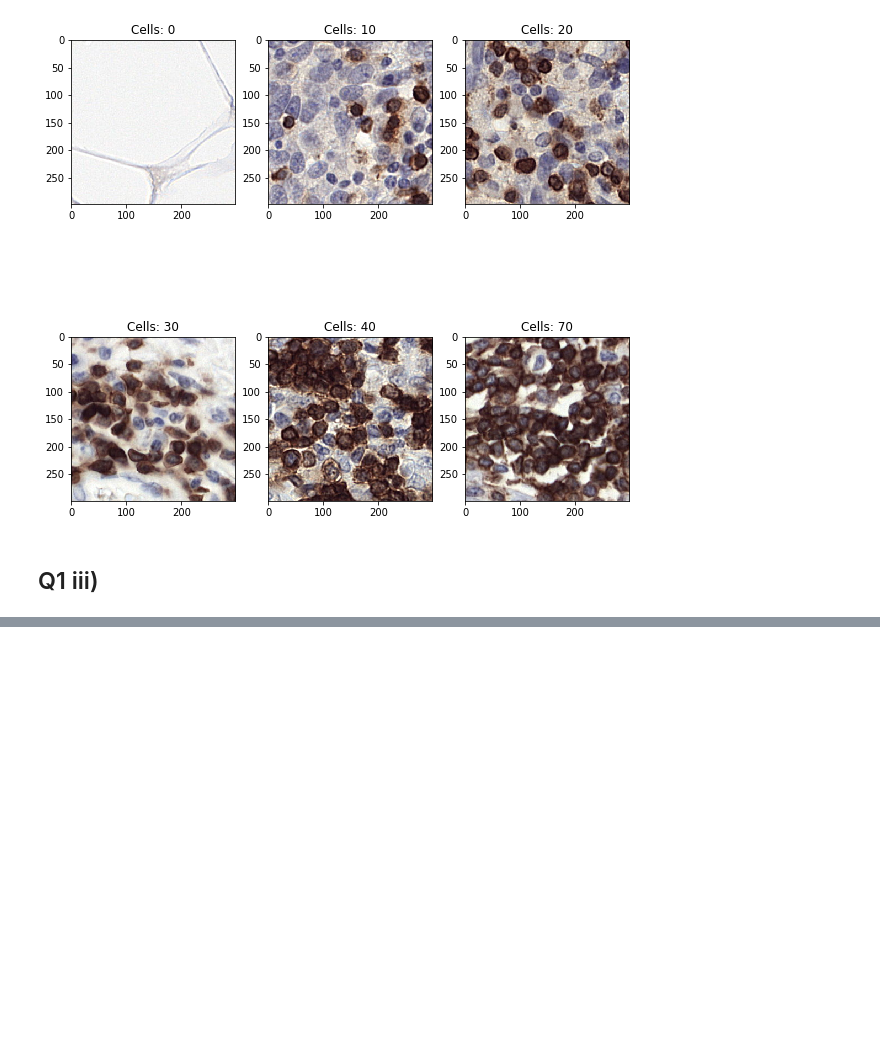
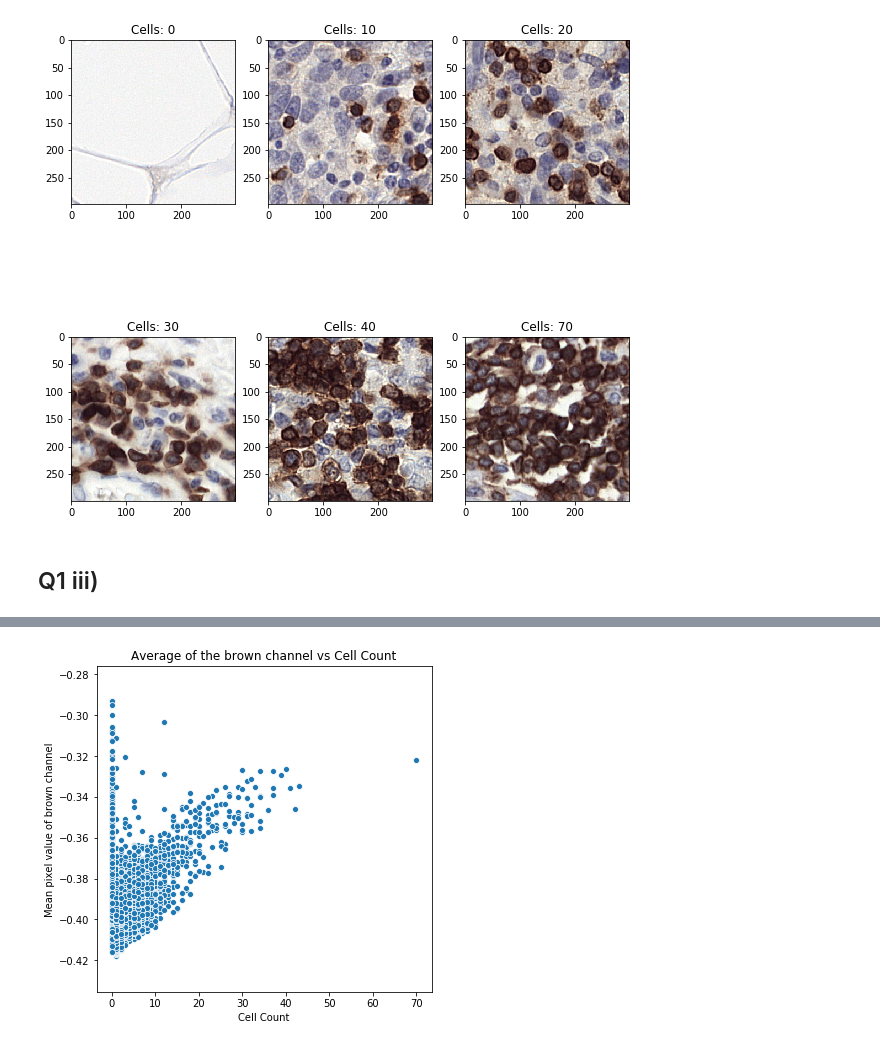
Before and after one commit to BossCodersHQ/cs909-assignment2, a Jupyter notebook: Assignment2.ipynb, the cells around one changed output, grey strips where cells are left out. Cells and saved outputs as stored; diff of their text form; code cells hidden in the pictures; blank space fills up the shorter version.

```diff
--- a/Assignment2.ipynb
+++ b/Assignment2.ipynb
@@ -86,0 +110,18 @@ len(Y)
+# %%
+# Function that generates 2 lists containing the average of the brown channel for each image along with the number of cells that the image has
+def get_average_brown_channel(x_data = X, y_data = Y, subsample = False):
+    length = len(x_data)
+    num_cells = [ y_data[i] for i in range(length)]
+    avg_values = [rgb2hed(x_data[i])[:,:,2].mean() for i in range(length)]
+    return (num_cells,avg_values)
+# %%
+num_cells, avg_values = get_average_brown_channel(train_x,train_y)
+# %%
+plt.figure(figsize=(6,6))
+plt.title("Average of the brown channel vs Cell Count")
+sns.scatterplot(num_cells,avg_values)
+plt.xlabel("Cell Count")
+plt.ylabel("Mean pixel value of brown channel")
+plt.show()
+# %% [output]
+[figure, added]
```
Also changed, not shown: parts of 15 cells of this notebook.
